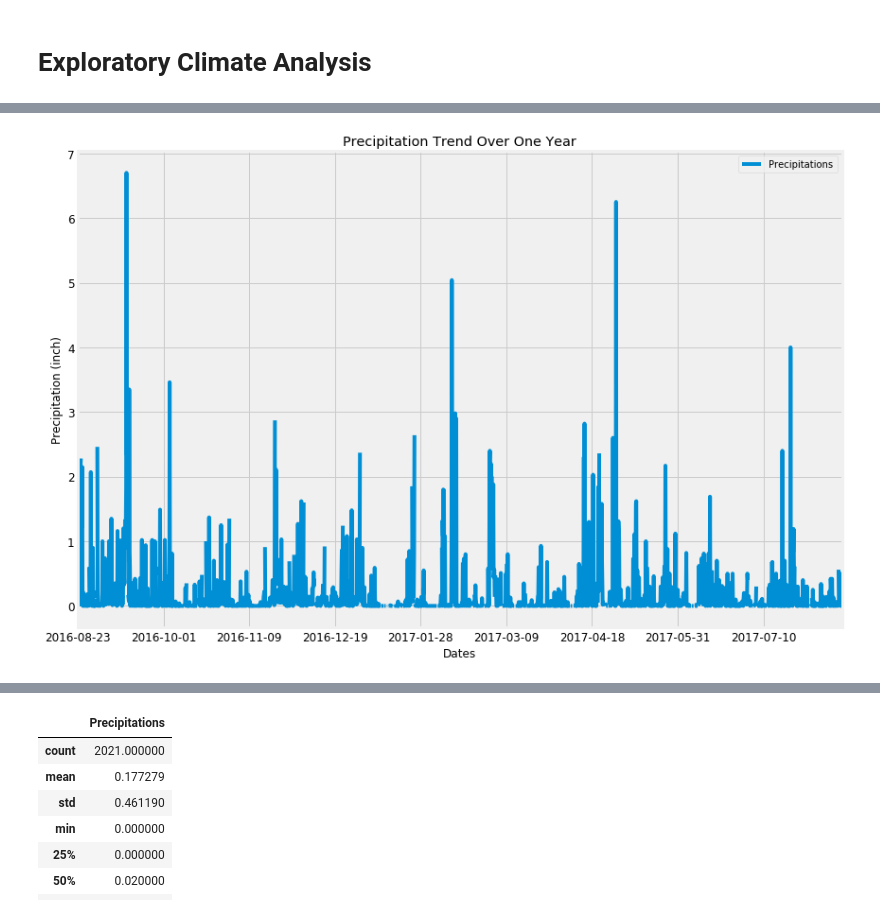
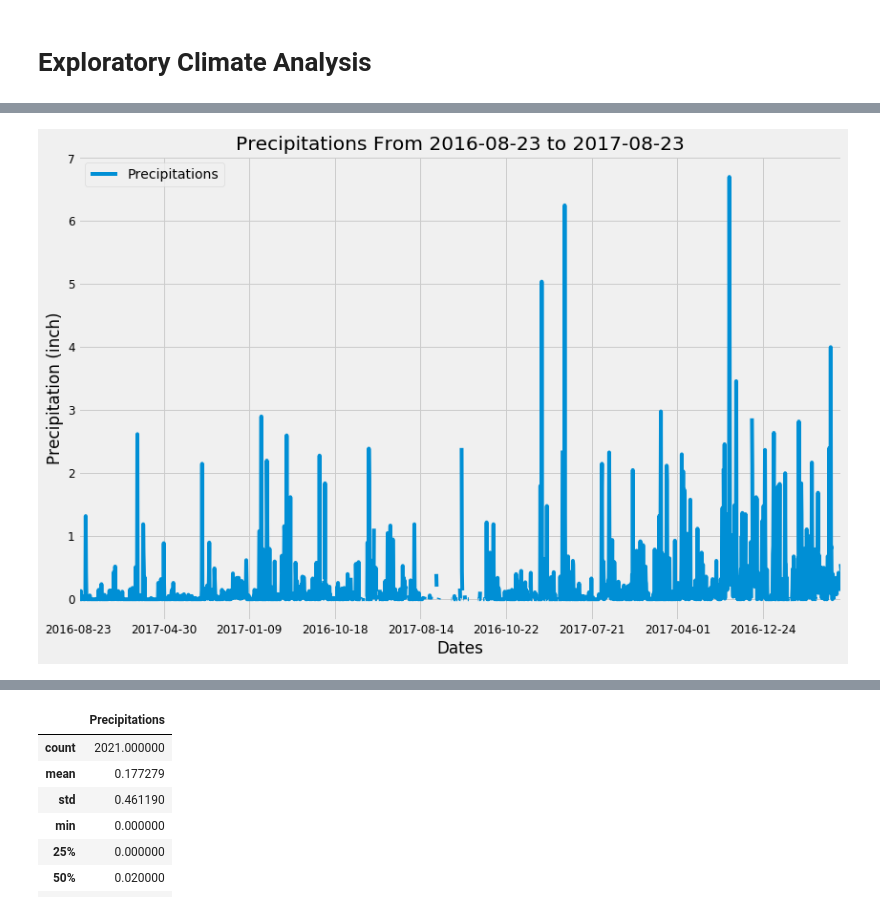
Before and after one commit to Lorsmo/Surfs-Up, a Jupyter notebook: climate.ipynb, the cells around one changed output, grey strips where cells are left out. Drawn from its saved outputs; the diff is of its cells as text; code cells hidden in the pictures.

```diff
--- a/climate.ipynb
+++ b/climate.ipynb
@@ -73,10 +83,4 @@ datas = session.query(Measurement.date, Measurement.prcp).filter(Measurement.dat
 # %%
 # Save the query results as a Pandas DataFrame and set the index to the date column
-#dates = [data[0] for data in datas]
-#precipitations = [data[1] for data in datas]
 df = pd.DataFrame(datas, columns=['Dates', 'Precipitations'])
-df.set_index('Dates', inplace=True, )
-
-# Sort the dataframe by date
-df = df.sort_values('Dates')
-df.head(10)
+df.set_index('Dates', inplace=True)
@@ -96,9 +87,9 @@ df.head(10)
 # %%
 # Use Pandas Plotting with Matplotlib to plot the data
-df.plot.line(title="Precipitation Trend Over One Year", fontsize = 12, figsize=(12,8))
-#plt.xlabel('precipitation')
+df.plot.line(title=f"Precipitations From {first_date} to {last_date}", fontsize = 12, figsize=(12,8))
 plt.ylabel('Precipitation (inch)')
 plt.tight_layout()
+plt.savefig("Figures/precipitations_one_year.png")
 plt.show()
 # %% [output]
-[figure, old version]
+[figure, new version]
```
Also changed, not shown: parts of 41 cells of this notebook, 3 other files.
